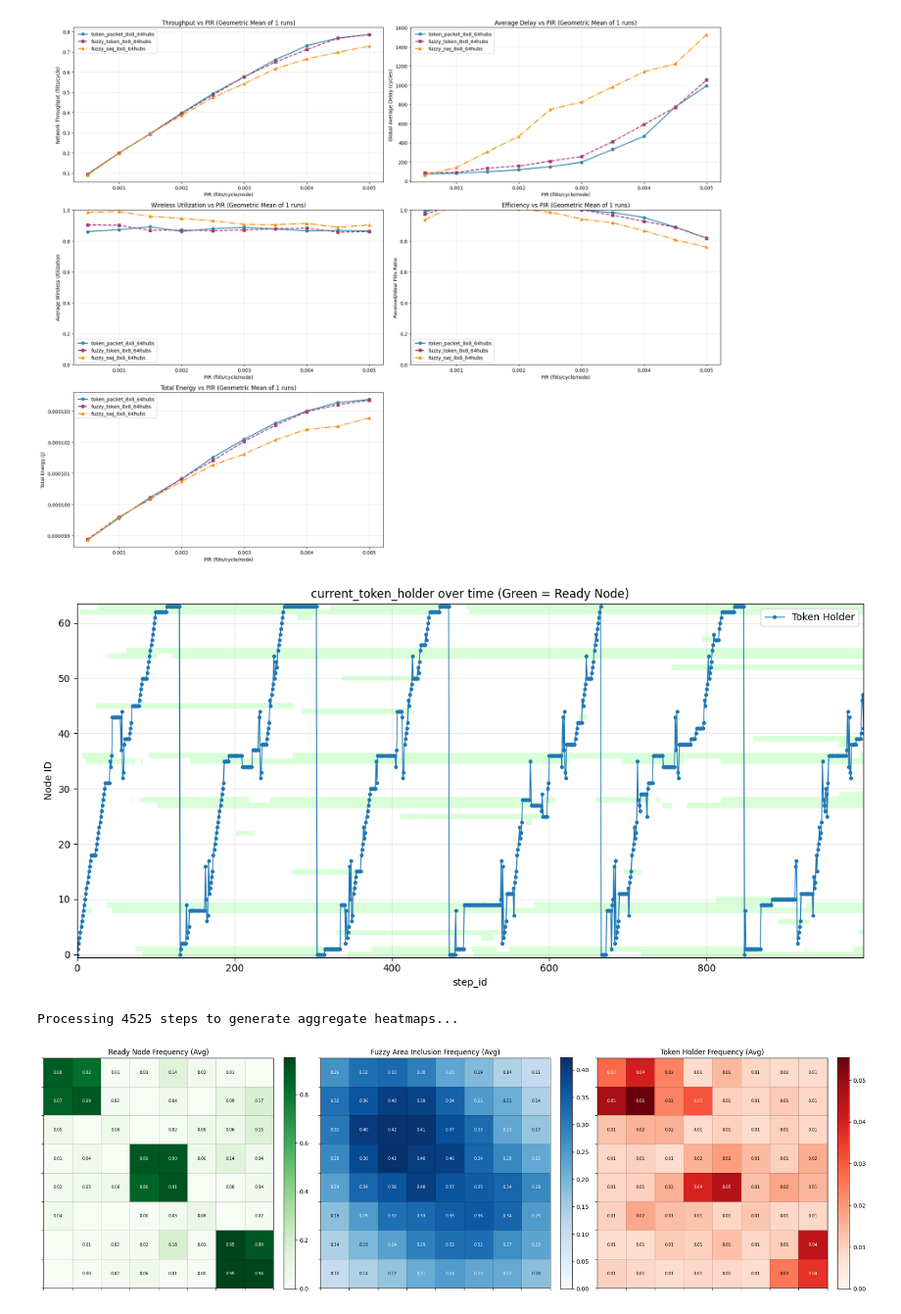
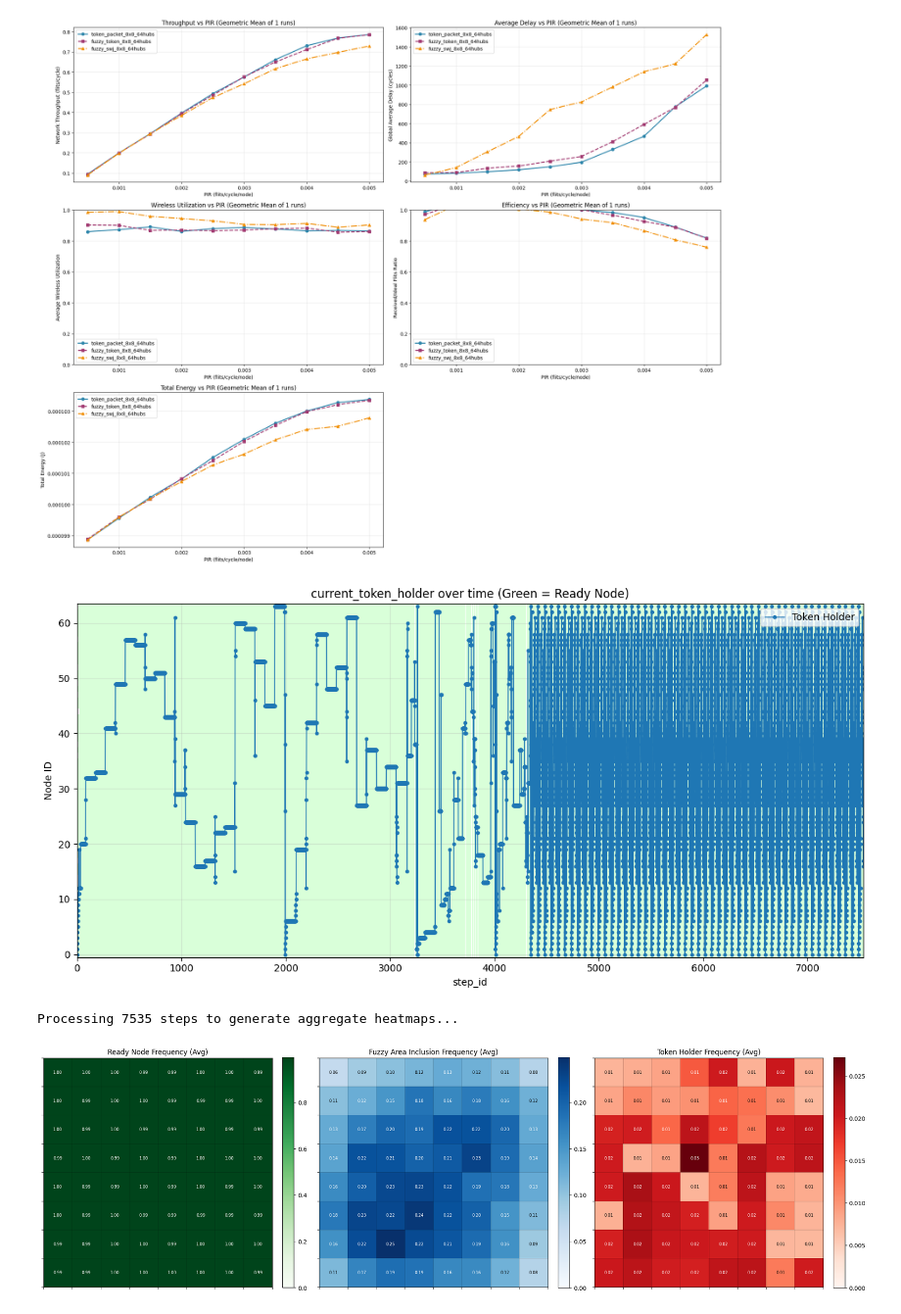
Before and after one commit to Jain-Nishkarsh/WiNoC-SOP, a Jupyter notebook: results/evaluate.ipynb, the cells around one changed output. Shown at 98% size. Cells and saved outputs as stored; diff of their text form; code cells hidden in the pictures.

```diff
--- a/results/evaluate.ipynb
+++ b/results/evaluate.ipynb
@@ -452,14 +452,14 @@ import matplotlib.pyplot as plt
 import numpy as np
 from matplotlib.colors import ListedColormap
 
-CSV_PATH = "../bin/fuzzy_test_swj_spatial.csv"
+CSV_PATH = "../bin/swj_bursty_hurst_exp.csv"
 
 # Read CSV, ensuring ready_nodes is read as string to preserve leading zeros
 df = pd.read_csv(CSV_PATH, dtype={'ready_nodes': str})
 
 # Pick one x-axis:
-limit = 1000
-df_slice = df[:limit]
+# limit = 1000
+df_slice = df
 x = df_slice["step_id"]
 y = df_slice["current_token_holder"]
 
@@ -504,13 +504,13 @@ plt.legend(loc="upper right")
 plt.tight_layout()
 plt.show()
 # %% [output]
-[figure, old version]
+[figure, new version]
 # %%
 import pandas as pd
 import matplotlib.pyplot as plt
 import numpy as np
 
-CSV_PATH = "../bin/fuzzy_test_swj_spatial.csv"
+CSV_PATH = "../bin/swj_bursty_hurst_exp.csv"
 
 # Read CSV
 df = pd.read_csv(CSV_PATH, dtype={'ready_nodes': str, 'fa_nodes': str})
@@ -560,32 +560,32 @@ def plot_heatmap(ax, data, title, cmap_name):
     im = ax.imshow(data, cmap=cmap_name, origin='upper', vmin=0)
     ax.set_title(title)
     fig.colorbar(im, ax=ax, fraction=0.046, pad=0.04)
 
     # Grid lines
     ax.set_xticks(np.arange(-.5, dim_x, 1))
     ax.set_yticks(np.arange(-.5, dim_y, 1))
     ax.set_xticklabels([])
     ax.set_yticklabels([])
     ax.grid(color='black', linestyle='-', linewidth=0.5, alpha=0.3)
 
     # Add text annotations for node IDs (optional)
     # Only show if value is significant to avoid clutter
     max_val = np.max(data)
     for y in range(dim_y):
         for x in range(dim_x):
             val = data[y, x]
             # Show value if it's non-negligible
             if val > 0.001:
                 text_color = 'white' if val > max_val/2 else 'black'
                 ax.text(x, y, f"{val:.2f}", ha='center', va='center',
                         color=text_color, fontsize=7)
 
 plot_heatmap(axes[0], ready_freq, "Ready Node Frequency (Avg)", "Greens")
 plot_heatmap(axes[1], fa_freq, "Fuzzy Area Inclusion Frequency (Avg)", "Blues")
 plot_heatmap(axes[2], holder_freq, "Token Holder Frequency (Avg)", "Reds")
 
 plt.tight_layout()
 plt.show()
 # %% [output]
-Processing 4525 steps to generate aggregate heatmaps...
+Processing 7535 steps to generate aggregate heatmaps...
-[figure, old version]
+[figure, new version]
```
Also changed, not shown: parts of 2 cells of this notebook, 18 other files.
